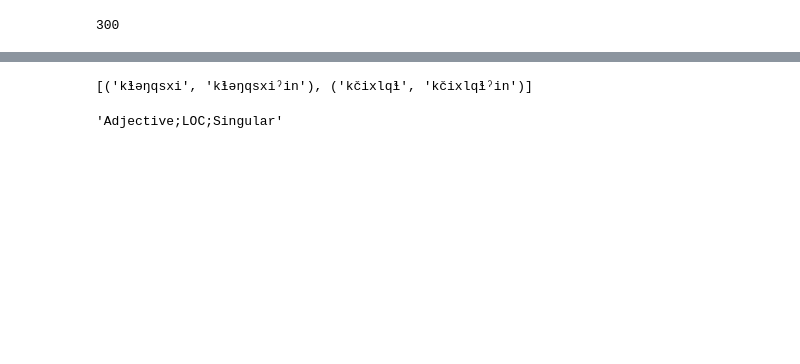
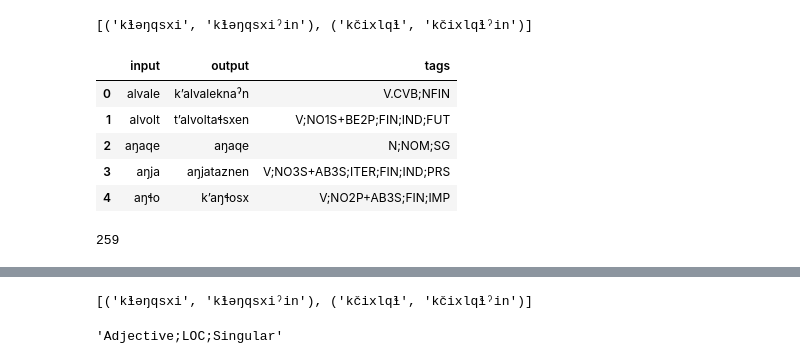
Before and after one commit to TahaBinhuraib/gpt3-morphology, a Jupyter notebook: analysis.ipynb, the cells around one changed output, grey strips where cells are left out. Drawn from its saved outputs; the diff is of its cells as text; code cells hidden in the pictures; blank space fills up the shorter version.

```diff
--- a/analysis.ipynb
+++ b/analysis.ipynb
@@ -22,10 +25,12 @@ dictionary = tags.set_index('Label').T.to_dict('list')
 # %%
 data=pd.read_csv(train_path, sep='\t', header=None,
                  names=["input", "output", "tags"])
-data.loc[data['tags'] == 'N']
 
 
-tags_dictionary_train = {k: list(map(tuple, g[['input','output']].values)) for k, g in data.groupby('tags')}
+TAGS_DICTIONARY_TRAIN = {k: list(map(tuple, g[['input','output']].values)) for k, g in data.groupby('tags')}
+TAGS_DICTIONARY_TRAIN['ADJ;FOC;SG']
+# %% [output]
+[('kɬәŋqsxi', 'kɬәŋqsxiˀin'), ('kčixlqɬ', 'kčixlqɬˀin')]
 # %%
 with open("prompts/inflection_train_base.txt") as handle:
     base_text = handle.read()
@@ -34,4 +39,11 @@ with open("prompts/inflection_test_base.txt") as handle:
 # %%
 test_data=pd.read_csv(test_path, sep='\t', header=None,
                  names=["input", "output", "tags"])
-tags_dictionary_test = {k: list(map(tuple, g[['input','output']].values)) for k, g in test_data.groupby('tags')}
+test_data.head()
+# %% [output]
+|  | input | output | tags |
+| 0 | alvale | kʼalvaleknaˀn | V.CVB;NFIN |
+| 1 | alvolt | tʼalvoltaɬsxen | V;NO1S+BE2P;FIN;IND;FUT |
+| 2 | aŋaqe | aŋaqe | N;NOM;SG |
+| 3 | aŋja | aŋjataznen | V;NO3S+AB3S;ITER;FIN;IND;PRS |
+| 4 | aŋɬo | kʼaŋɬosx | V;NO2P+AB3S;FIN;IMP |
@@ -38,13 +52,12 @@ tags_dictionary_test = {k: list(map(tuple, g[['input','output']].values)) for k,
 # %%
 all_tags = []
-for i in tags_dictionary_train:
+for i in TAGS_DICTIONARY_TRAIN:
     all_tags.append(i)
-for i in tags_dictionary_test:
-    all_tags.append(i)
+
 all_tags = list(set(all_tags))
 len(all_tags)
 # %% [output]
-300
+259
 # %%
 unique_tags = list(set("".join(all_tags).split(";")))
 len(unique_tags)
```
Also changed, not shown: parts of 13 cells of this notebook.
